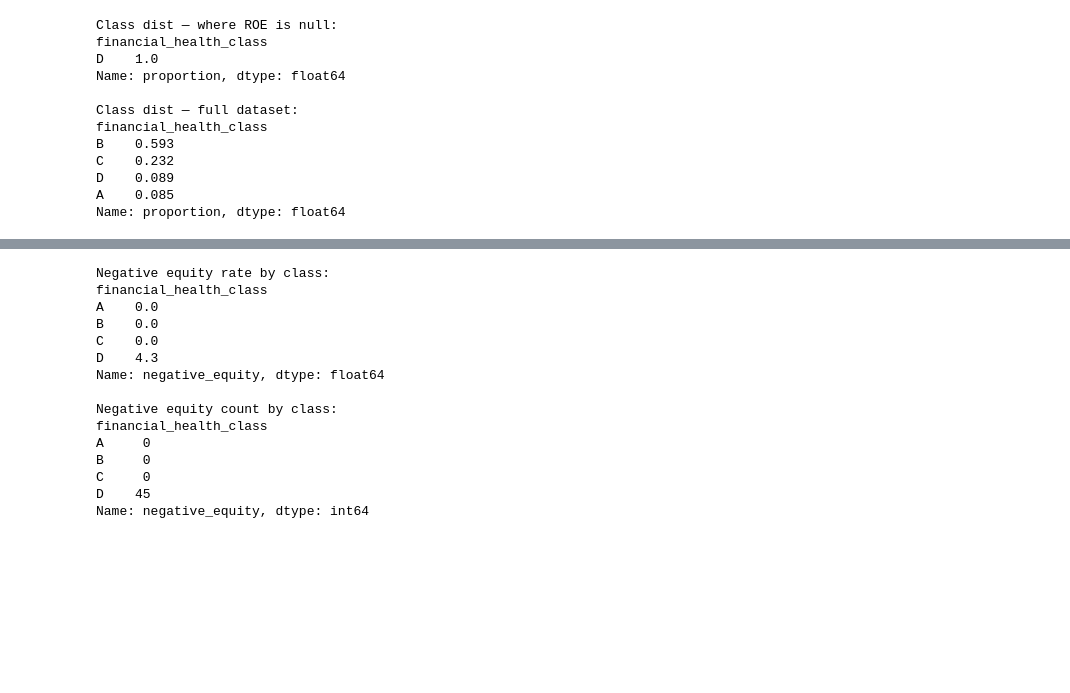
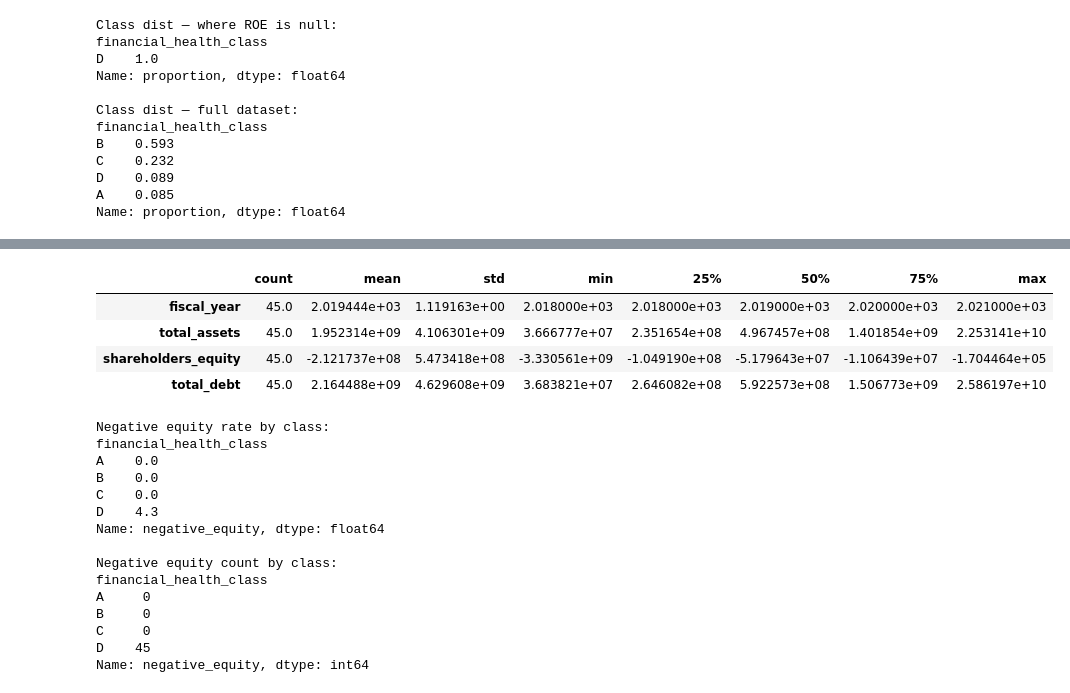
Before and after one commit to LolloPaz/ifc, a Jupyter notebook: notebooks/01_eda.ipynb, the cells around one changed output, grey strips where cells are left out. Saved outputs shown, nothing was run; the diff lists cells and outputs as text; code cells hidden in the pictures; blank space fills up the shorter version.

```diff
--- a/notebooks/01_eda.ipynb
+++ b/notebooks/01_eda.ipynb
@@ -649,0 +823,9 @@ Name: proportion, dtype: float64
+# %%
+null_roe = train_df[train_df['roe'].isnull()][['fiscal_year','legal_form','total_assets', 'shareholders_equity', 'total_debt','financial_health_class']]
+null_roe.describe().T
+# %% [output]
+|  | count | mean | std | min | 25% | 50% | 75% | max |
+| fiscal_year | 45.0 | 2.019444e+03 | 1.119163e+00 | 2.018000e+03 | 2.018000e+03 | 2.019000e+03 | 2.020000e+03 | 2.021000e+03 |
+| total_assets | 45.0 | 1.952314e+09 | 4.106301e+09 | 3.666777e+07 | 2.351654e+08 | 4.967457e+08 | 1.401854e+09 | 2.253141e+10 |
+| shareholders_equity | 45.0 | -2.121737e+08 | 5.473418e+08 | -3.330561e+09 | -1.049190e+08 | -5.179643e+07 | -1.106439e+07 | -1.704464e+05 |
+| total_debt | 45.0 | 2.164488e+09 | 4.629608e+09 | 3.683821e+07 | 2.646082e+08 | 5.922573e+08 | 1.506773e+09 | 2.586197e+10 |
```
Also changed, not shown: parts of 20 cells of this notebook, 7 other files.
